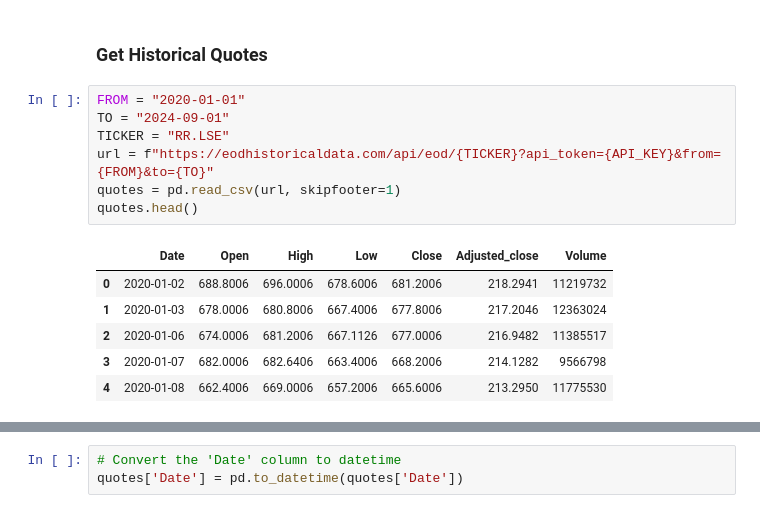
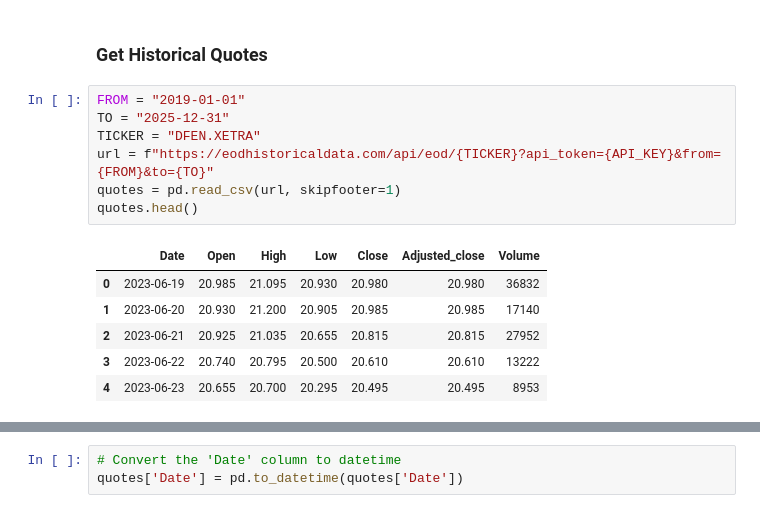
Before and after one commit to mcreutz/playground, a Jupyter notebook: finance/data_api/eodhd/eod_histo_data.ipynb, the cells around one changed output, grey strips where cells are left out. Cells and saved outputs as stored; diff of their text form.

```diff
--- a/finance/data_api/eodhd/eod_histo_data.ipynb
+++ b/finance/data_api/eodhd/eod_histo_data.ipynb
@@ -82,16 +63,16 @@ contracts[contracts['Type'] == 'ETF'][:50]
 # %% [markdown]
 ### Get Historical Quotes
 # %%
-FROM = "2020-01-01"
-TO = "2024-09-01"
-TICKER = "RR.LSE"
+FROM = "2019-01-01"
+TO = "2025-12-31"
+TICKER = "DFEN.XETRA"
 url = f"https://eodhistoricaldata.com/api/eod/{TICKER}?api_token={API_KEY}&from={FROM}&to={TO}"
 quotes = pd.read_csv(url, skipfooter=1)
 quotes.head()
 # %% [output]
 |  | Date | Open | High | Low | Close | Adjusted_close | Volume |
-| 0 | 2020-01-02 | 688.8006 | 696.0006 | 678.6006 | 681.2006 | 218.2941 | 11219732 |
-| 1 | 2020-01-03 | 678.0006 | 680.8006 | 667.4006 | 677.8006 | 217.2046 | 12363024 |
-| 2 | 2020-01-06 | 674.0006 | 681.2006 | 667.1126 | 677.0006 | 216.9482 | 11385517 |
-| 3 | 2020-01-07 | 682.0006 | 682.6406 | 663.4006 | 668.2006 | 214.1282 | 9566798 |
-| 4 | 2020-01-08 | 662.4006 | 669.0006 | 657.2006 | 665.6006 | 213.2950 | 11775530 |
+| 0 | 2023-06-19 | 20.985 | 21.095 | 20.930 | 20.980 | 20.980 | 36832 |
+| 1 | 2023-06-20 | 20.930 | 21.200 | 20.905 | 20.985 | 20.985 | 17140 |
+| 2 | 2023-06-21 | 20.925 | 21.035 | 20.655 | 20.815 | 20.815 | 27952 |
+| 3 | 2023-06-22 | 20.740 | 20.795 | 20.500 | 20.610 | 20.610 | 13222 |
+| 4 | 2023-06-23 | 20.655 | 20.700 | 20.295 | 20.495 | 20.495 | 8953 |
```
Also changed, not shown: parts of 3 cells of this notebook.
